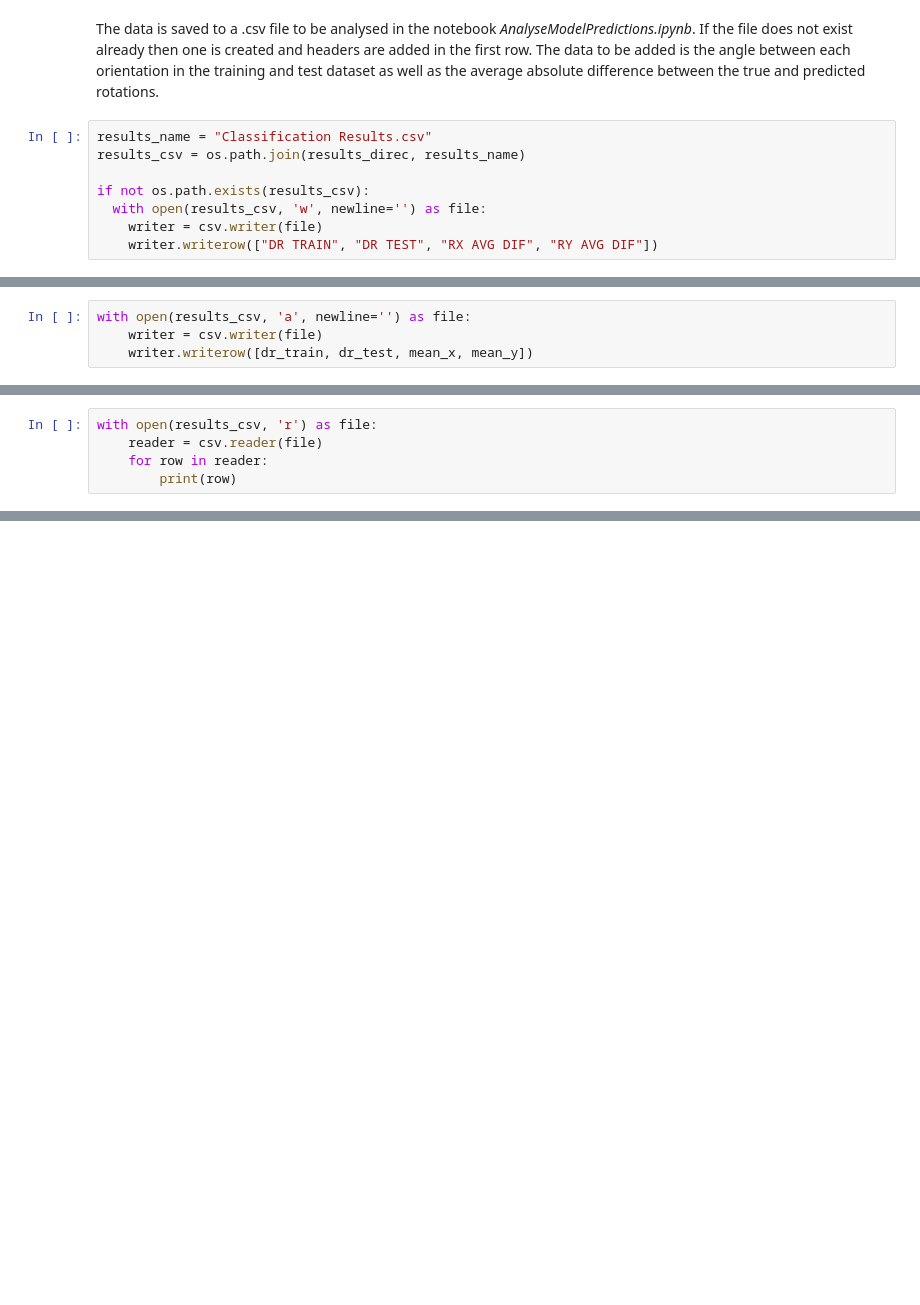
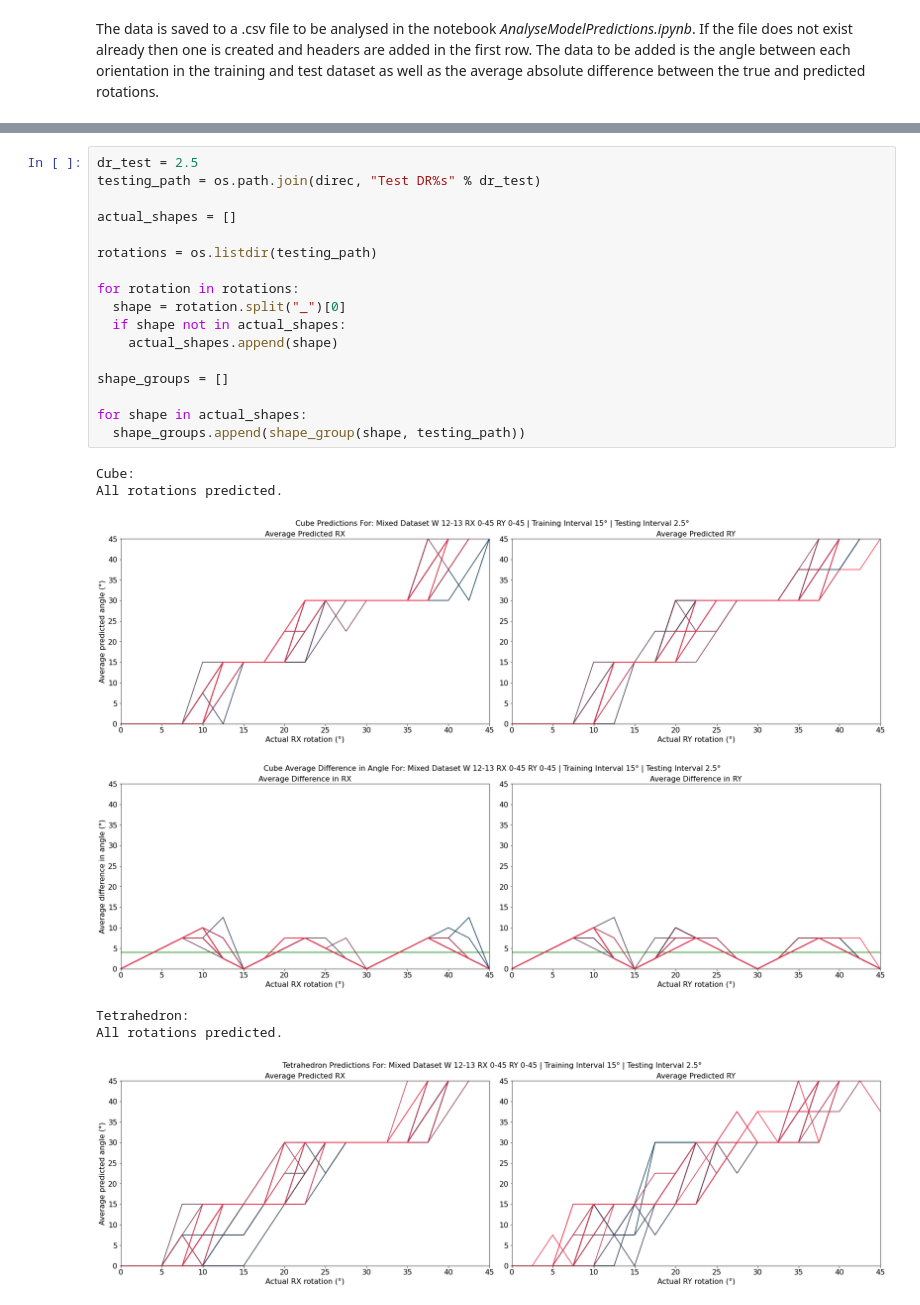
Before and after one commit to javidahmed64592/Y4-Nanoparticles-Project, a Jupyter notebook: ClassificationNanoparticles.ipynb, the cells around one changed output, grey strips where cells are left out. Cells and saved outputs as stored; diff of their text form; blank space fills up the shorter version.

Commit message:
Classification model now predicts nanoparticle shape as well as orientation

```diff
--- a/ClassificationNanoparticles.ipynb
+++ b/ClassificationNanoparticles.ipynb
@@ -546,10 +381,2 @@ fig_dif.savefig(os.path.join(results_direc, dif_name))
 # %% [markdown]
 The data is saved to a .csv file to be analysed in the notebook *AnalyseModelPredictions.ipynb*. If the file does not exist already then one is created and headers are added in the first row. The data to be added is the angle between each orientation in the training and test dataset as well as the average absolute difference between the true and predicted rotations.
-# %%
-results_name = "Classification Results.csv"
-results_csv = os.path.join(results_direc, results_name)
-
-if not os.path.exists(results_csv):
-  with open(results_csv, 'w', newline='') as file:
-    writer = csv.writer(file)
-    writer.writerow(["DR TRAIN", "DR TEST", "RX AVG DIF", "RY AVG DIF"])
@@ -558,4 +382,0 @@ The data is added as a new row.
-# %%
-with open(results_csv, 'a', newline='') as file:
-    writer = csv.writer(file)
-    writer.writerow([dr_train, dr_test, mean_x, mean_y])
@@ -564,5 +382,0 @@ Printing the .csv file.
-# %%
-with open(results_csv, 'r') as file:
-    reader = csv.reader(file)
-    for row in reader:
-        print(row)
@@ -586,0 +613,25 @@ with open(results_csv, 'r') as file:
+# %%
+dr_test = 2.5
+testing_path = os.path.join(direc, "Test DR%s" % dr_test)
+
+actual_shapes = []
+
+rotations = os.listdir(testing_path)
+
+for rotation in rotations:
+  shape = rotation.split("_")[0]
+  if shape not in actual_shapes:
+    actual_shapes.append(shape)
+
+shape_groups = []
+
+for shape in actual_shapes:
+  shape_groups.append(shape_group(shape, testing_path))
+# %% [output]
+Cube:
+All rotations predicted.
+[figure, added]
+[figure, added]
+Tetrahedron:
+All rotations predicted.
+[figure, added]
```
Also changed, not shown: parts of 27 cells of this notebook, 1 other file.
